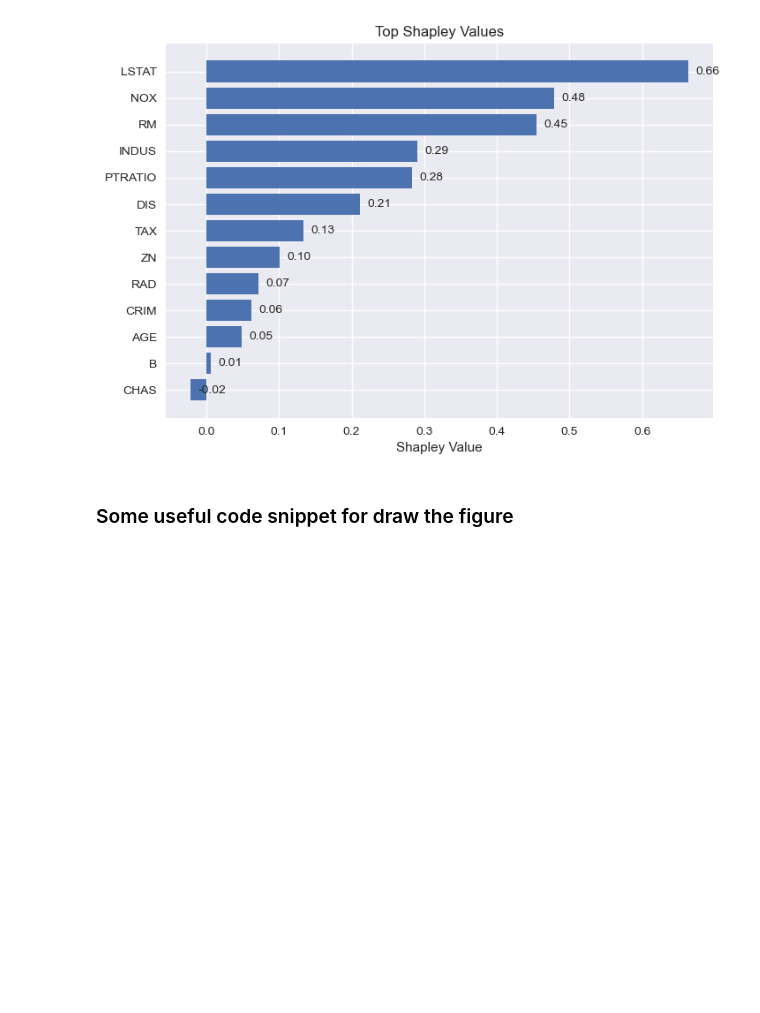
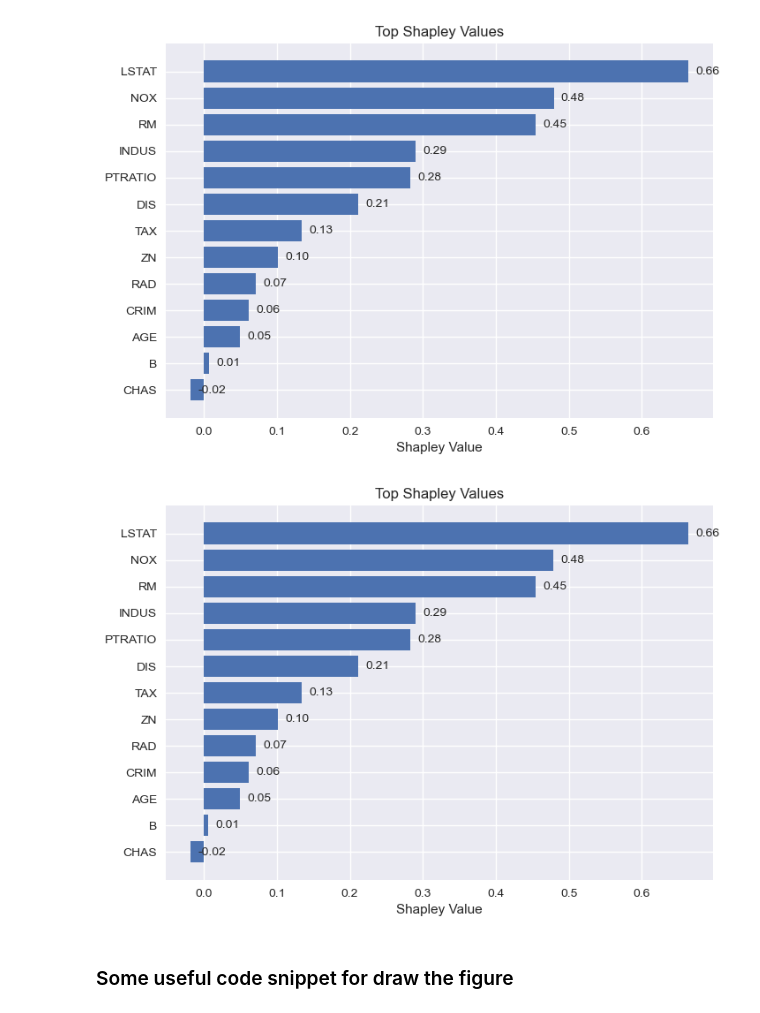
Before and after one commit to vectorsss/shapG, a Jupyter notebook: examples/xai.ipynb, the cells around one changed output. Saved outputs shown, nothing was run; the diff lists cells and outputs as text; code cells hidden in the pictures; blank space fills up the shorter version.

```diff
--- a/examples/xai.ipynb
+++ b/examples/xai.ipynb
@@ -60,6 +61,15 @@ shapley_value = shapley.shapG(G, m=3, f=classification_kpi, approximate_by_ratio
 shapGplot.plot(shapley_value, top_n=15)
 # %% [output]
 [figure]
+# %%
+# explain the model
+W2 = kl_mi_matrix(X, y)
+A2, W2_new = create_minimal_edge_graph(W, reverse=True, version='v3')
+G2 = nx.Graph(A2)
+shapley_value2 = shapley.shapG(G2, m=3, f=classification_kpi, approximate_by_ratio=False)
+shapGplot.plot(shapley_value2, top_n=15)
+# %% [output]
+[figure, added]
 # %% [markdown]
 ### Some useful code snippet for draw the figure
 # %%
```
Also changed, not shown: parts of 2 cells of this notebook, 2 other files.
